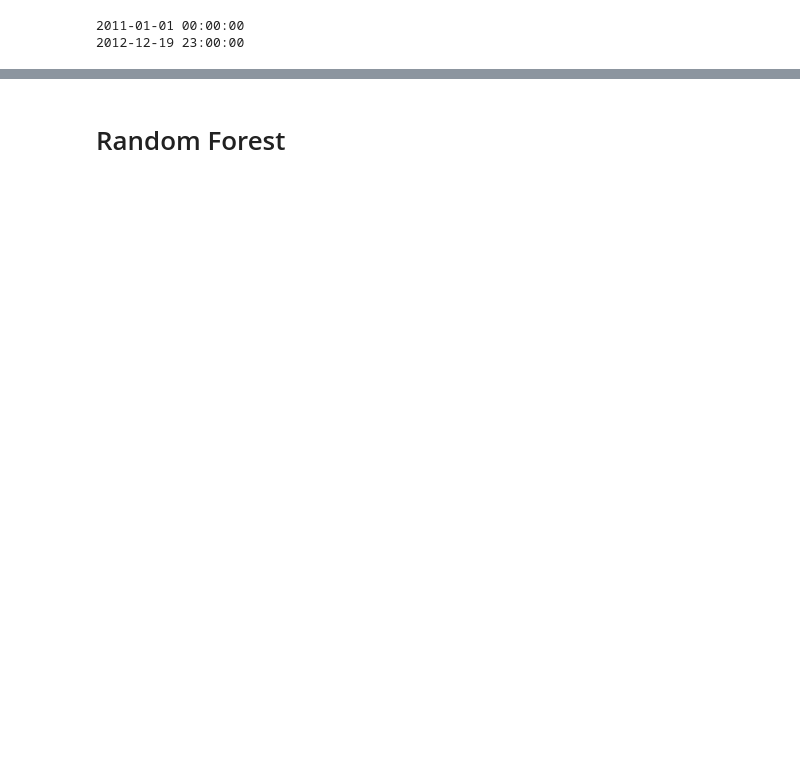
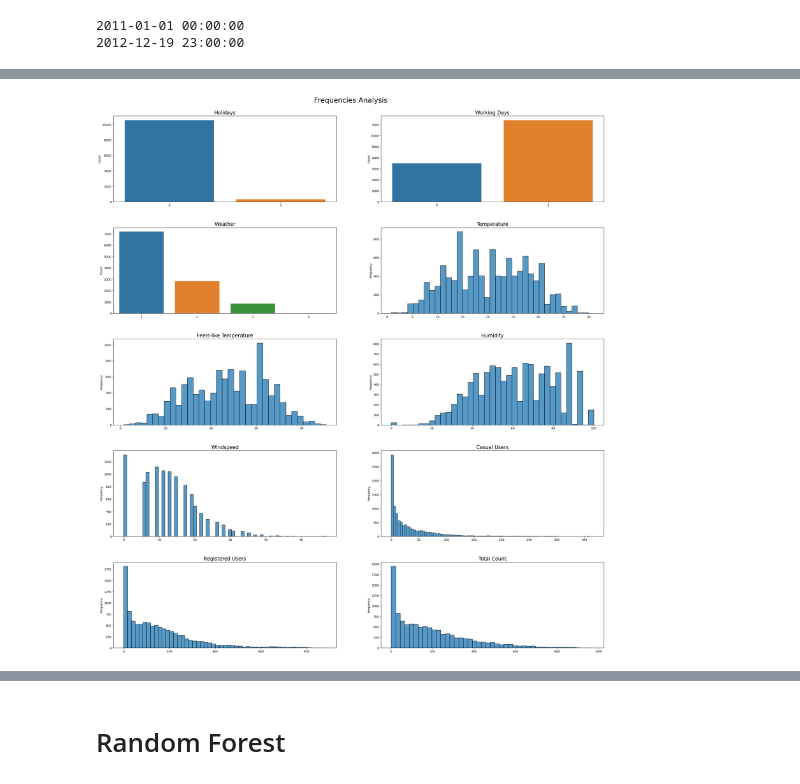
Before and after one commit to leonardotonelli/BikeSharing, a Jupyter notebook: bike-sharing-v1.ipynb, the cells around one changed output, grey strips where cells are left out. Saved outputs shown, nothing was run; the diff lists cells and outputs as text; code cells hidden in the pictures; blank space fills up the shorter version.

```diff
--- a/bike-sharing-v1.ipynb
+++ b/bike-sharing-v1.ipynb
@@ -64,0 +131,68 @@ print(max(datetime))
+# %%
+fig, axes = plt.subplots(5, 2, figsize=(30, 30))
+
+#holiday
+sns.countplot(data=df, x="holiday", ax=axes[0, 0])
+axes[0, 0].set_title('Holidays', fontsize=17)
+axes[0, 0].set_xlabel('')
+axes[0, 0].set_ylabel('Count')
+
+#workingday
+sns.countplot(data=df, x="workingday", ax=axes[0, 1])
+axes[0, 1].set_title('Working Days', fontsize=17)
+axes[0, 1].set_xlabel('')
+axes[0, 1].set_ylabel('Count')
+
+#weather
+sns.countplot(data=df, x="weather", ax=axes[1, 0])
+axes[1, 0].set_title('Weather', fontsize=17)
+axes[1, 0].set_xlabel('')
+axes[1, 0].set_ylabel('Count')
+
+#temp
+sns.histplot(data=df, x="temp", ax=axes[1, 1])
+axes[1, 1].set_title('Temperature', fontsize=17)
+axes[1, 1].set_xlabel('')
+axes[1, 1].set_ylabel('Frequency')
+
+#atemp
+sns.histplot(data=df, x="atemp", ax=axes[2, 0])
+axes[2, 0].set_title('Feels-like Temperature', fontsize=17)
+axes[2, 0].set_xlabel('')
+axes[2, 0].set_ylabel('Frequency')
+
+#humidity
+sns.histplot(data=df, x="humidity", ax=axes[2, 1])
+axes[2, 1].set_title('Humidity', fontsize=17)
+axes[2, 1].set_xlabel('')
+axes[2, 1].set_ylabel('Frequency')
+
+#windspeed
+sns.histplot(data=df, x="windspeed", ax=axes[3, 0])
+axes[3, 0].set_title('Windspeed', fontsize=17)
+axes[3, 0].set_xlabel('')
+axes[3, 0].set_ylabel('Frequency')
+
+#casual
+sns.histplot(data=df, x="casual", ax=axes[3, 1])
+axes[3, 1].set_title('Casual Users', fontsize=17)
+axes[3, 1].set_xlabel('')
+axes[3, 1].set_ylabel('Frequency')
+
+#registered
+sns.histplot(data=df, x="registered", ax=axes[4, 0])
+axes[4, 0].set_title('Registered Users', fontsize=17)
+axes[4, 0].set_xlabel('')
+axes[4, 0].set_ylabel('Frequency')
+
+#count
+sns.histplot(data=df, x="count", ax=axes[4, 1])
+axes[4, 1].set_title('Total Count', fontsize=17)
+axes[4, 1].set_xlabel('')
+axes[4, 1].set_ylabel('Frequency')
+
+plt.subplots_adjust(hspace=0.3, top=0.95)
+plt.suptitle("Frequencies Analysis", fontsize=24)
+plt.show()
+# %% [output]
+[figure, added]
```
Also changed, not shown: parts of 19 cells of this notebook.
